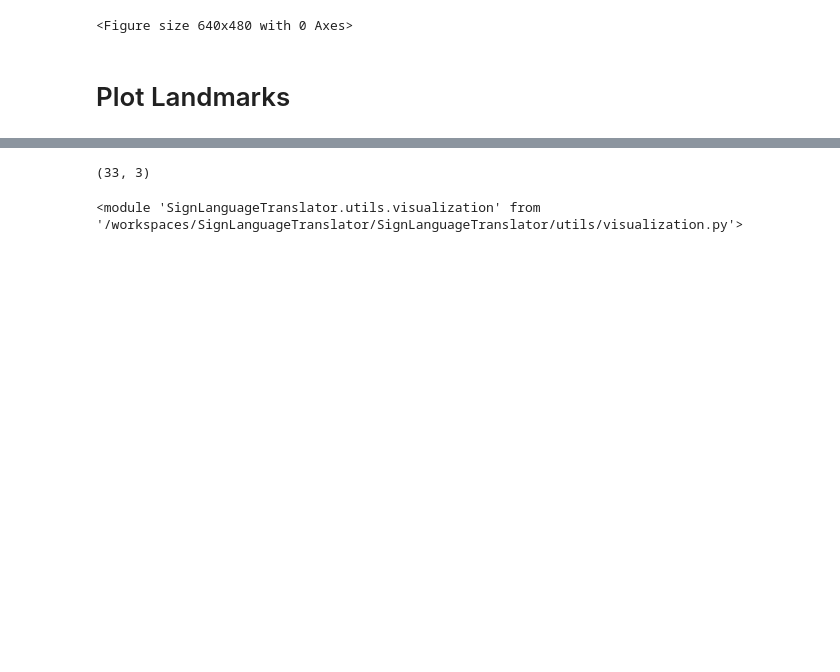
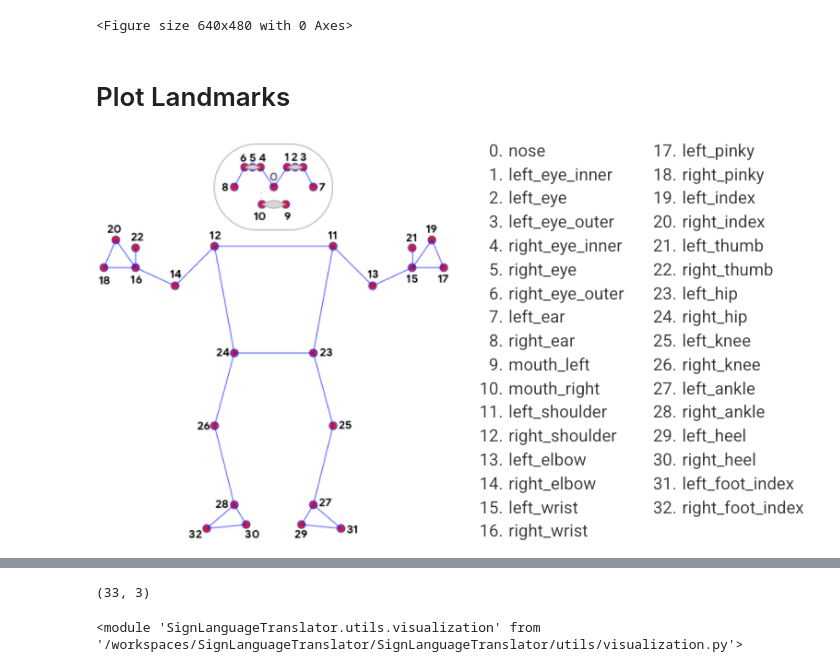
Before and after one commit to mdsrqbl/SignLanguageTranslator, a Jupyter notebook: SignLanguageTranslator/notebooks/experiments.ipynb, the cells around one changed output, grey strips where cells are left out. Cells and saved outputs as stored; diff of their text form; code cells hidden in the pictures; blank space fills up the shorter version.

Commit message:
[debugging] visualization module

```diff
--- a/SignLanguageTranslator/notebooks/experiments.ipynb
+++ b/SignLanguageTranslator/notebooks/experiments.ipynb
@@ -63,3 +62,7 @@ mpy.ipython_display(os.path.join("outputs","graph_power.mp4"))
 <Figure size 640x480 with 0 Axes>
 # %% [markdown]
 # Plot Landmarks
+# %%
+Image('data/mediapipe_pose_tracking_full_body_landmarks.png')
+# %% [output]
+[figure, added]
```
Also changed, not shown: parts of 20 cells of this notebook, 16 other files.
